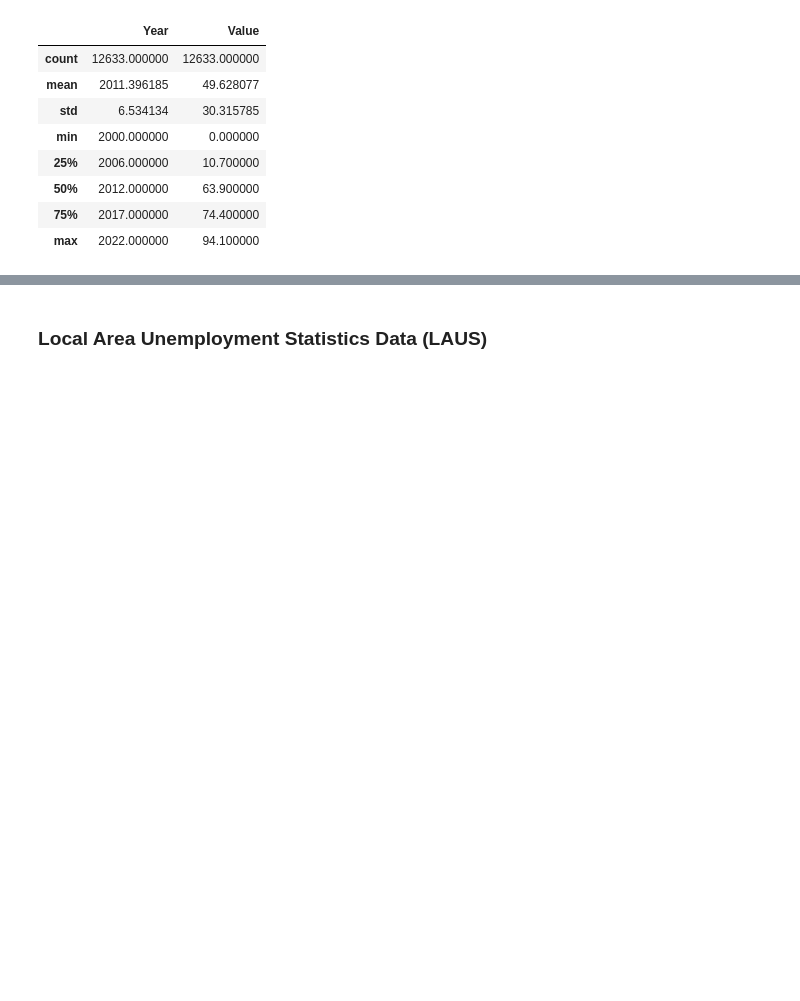
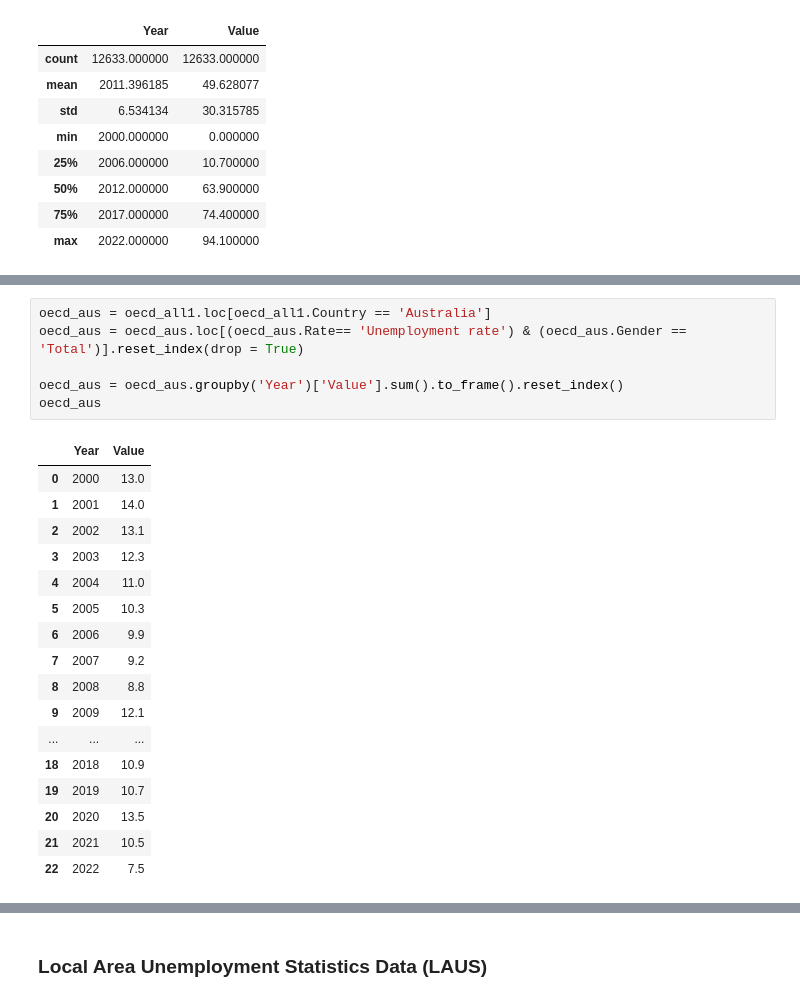
Before and after one commit to Kiirandeep/Capstone, a Jupyter notebook: Script/unemployment_kiran1.ipynb, the cells around one changed output, grey strips where cells are left out. Drawn from its saved outputs; the diff is of its cells as text; blank space fills up the shorter version.

```diff
--- a/Script/unemployment_kiran1.ipynb
+++ b/Script/unemployment_kiran1.ipynb
@@ -67,0 +109,24 @@ plt.plot(oecd_all1['Year'],oecd_all1['Value' == 2012])
+# %%
+oecd_aus = oecd_all1.loc[oecd_all1.Country == 'Australia']
+oecd_aus = oecd_aus.loc[(oecd_aus.Rate== 'Unemployment rate') & (oecd_aus.Gender == 'Total')].reset_index(drop = True)
+
+oecd_aus = oecd_aus.groupby('Year')['Value'].sum().to_frame().reset_index()
+oecd_aus
+# %% [output]
+|  | Year | Value |
+| 0 | 2000 | 13.0 |
+| 1 | 2001 | 14.0 |
+| 2 | 2002 | 13.1 |
+| 3 | 2003 | 12.3 |
+| 4 | 2004 | 11.0 |
+| 5 | 2005 | 10.3 |
+| 6 | 2006 | 9.9 |
+| 7 | 2007 | 9.2 |
+| 8 | 2008 | 8.8 |
+| 9 | 2009 | 12.1 |
+| ... | ... | ... |
+| 18 | 2018 | 10.9 |
+| 19 | 2019 | 10.7 |
+| 20 | 2020 | 13.5 |
+| 21 | 2021 | 10.5 |
+| 22 | 2022 | 7.5 |
```
Also changed, not shown: parts of 30 cells of this notebook.
